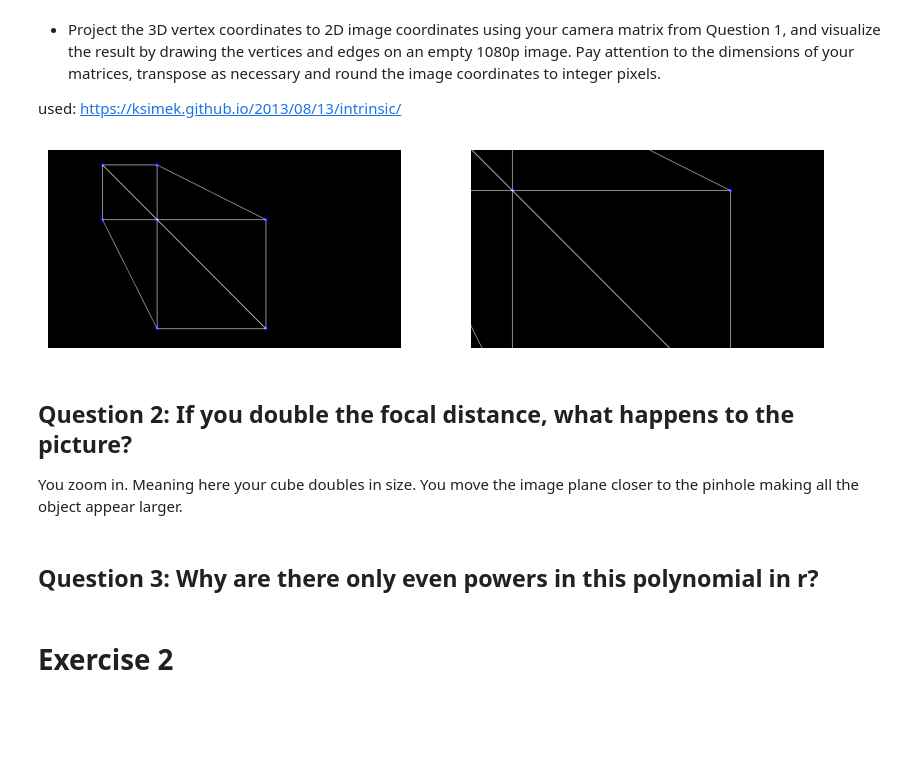
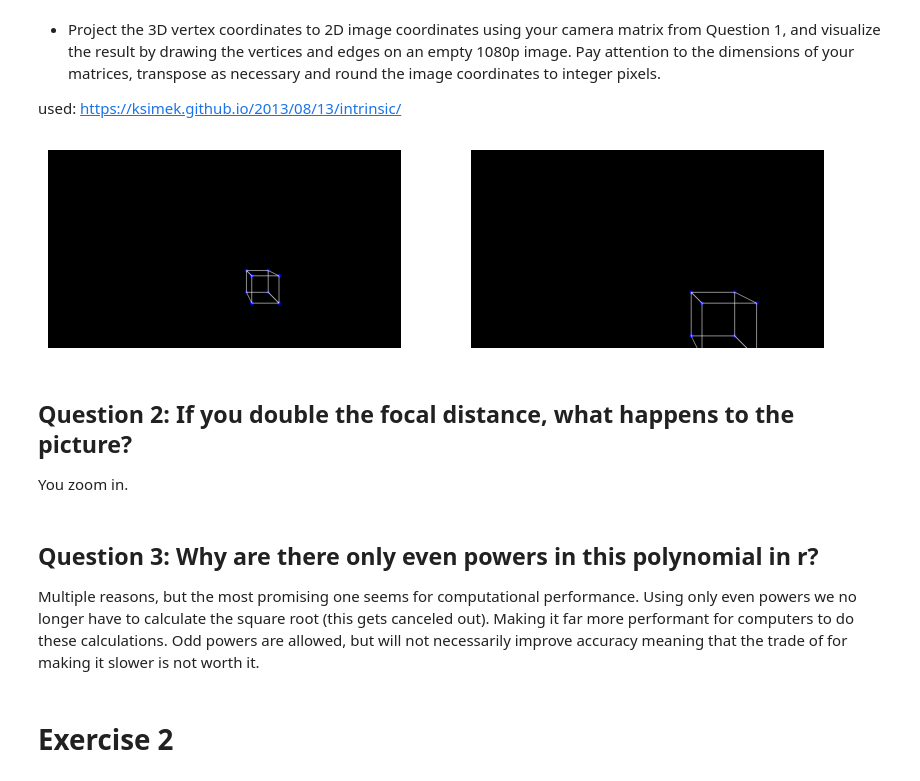
Before and after one commit to LucasVB-TheyCallMeAPoro/ComputerVisie, a Jupyter notebook: Lab1/Lab3_LucasVB.ipynb, the cells around one changed output. Drawn from its saved outputs; the diff is of its cells as text; code cells hidden in the pictures; blank space fills up the shorter version.

```diff
--- a/Lab1/Lab3_LucasVB.ipynb
+++ b/Lab1/Lab3_LucasVB.ipynb
@@ -48,7 +48,7 @@ indices that need to be connected by lines
 # Vertices
 vertices = np.array([[1,1,1],[2,1,1],[1,2,1],[2,2,1],[1,2,2],[2,2,2],[1,1,2],[2,1,2]])
 
-
+vertices[:,2] += 3
 
 # Edges
 edges = np.array([
@@ -95,43 +95,43 @@ for i in range(image_coord.shape[0]):
     image_coord[i, 1] /= image_coord[i, 2]  # Normalize y-coordinate
     image_coord2[i, 1] /= image_coord2[i, 2]  # Normalize y-coordinate
 
 image_coord = np.round(image_coord[:, :2]).astype(int)
 image_coord2 = np.round(image_coord2[:, :2]).astype(int)
 
 image = np.zeros((1080, 1920, 3), dtype=np.uint8)
 image2 = np.zeros((1080, 1920, 3), dtype=np.uint8)
-translate = np.array([960,750])
-image_coord -= translate
-image_coord2 -= translate*2
+
 
 for point in image_coord:
     cv.circle(image, tuple(point), 10, (0, 0, 255), -1)
 
 for point in image_coord2:
     cv.circle(image2, tuple(point), 10, (0, 0, 255), -1)
 
 for edge in edges:
     cv.line(image, tuple(image_coord[edge[0]]), tuple(image_coord[edge[1]]), (255, 255, 255), 2)
     cv.line(image2, tuple(image_coord2[edge[0]]), tuple(image_coord2[edge[1]]), (255, 255, 255), 2)
 
 fig = plt.figure(figsize=(10,7))
 
 fig.add_subplot(1,2,1)
 plt.imshow(image)
 plt.axis('off')
 fig.add_subplot(1,2,2)
 plt.imshow(image2)
 plt.axis('off')
 
 plt.show()
 # %% [output]
-[figure, old version]
+[figure, new version]
 # %% [markdown]
 ## Question 2: If you double the focal distance, what happens to the picture?
 
-You zoom in. Meaning here your cube doubles in size. You move the image plane closer to the pinhole making all the object appear larger.
+You zoom in.
-# %% [markdown]
-## Question 3: Why are there only even powers in this polynomial in r?
+# %% [markdown]
+## Question 3: Why are there only even powers in this polynomial in r?
+
+Multiple reasons, but the most promising one seems for computational performance. Using only even powers we no longer have to calculate the square root (this gets canceled out). Making it far more performant for computers to do these calculations. Odd powers are allowed, but will not necessarily improve accuracy meaning that the trade of for making it slower is not worth it.
 # %% [markdown]
 # Exercise 2
 # %% [markdown]
```
Also changed, not shown: parts of 13 cells of this notebook.
